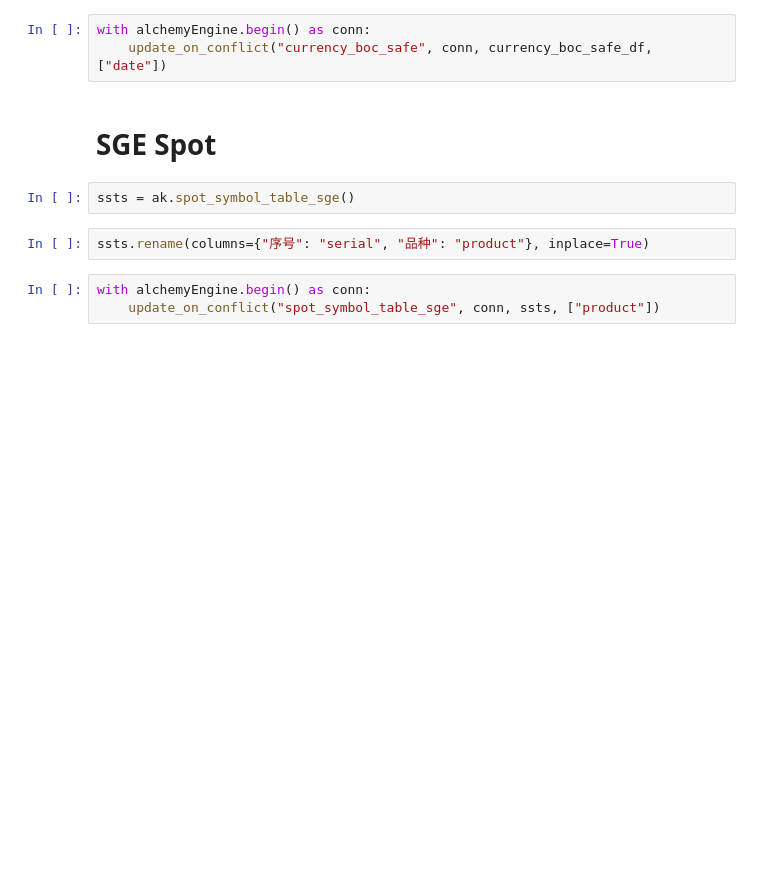
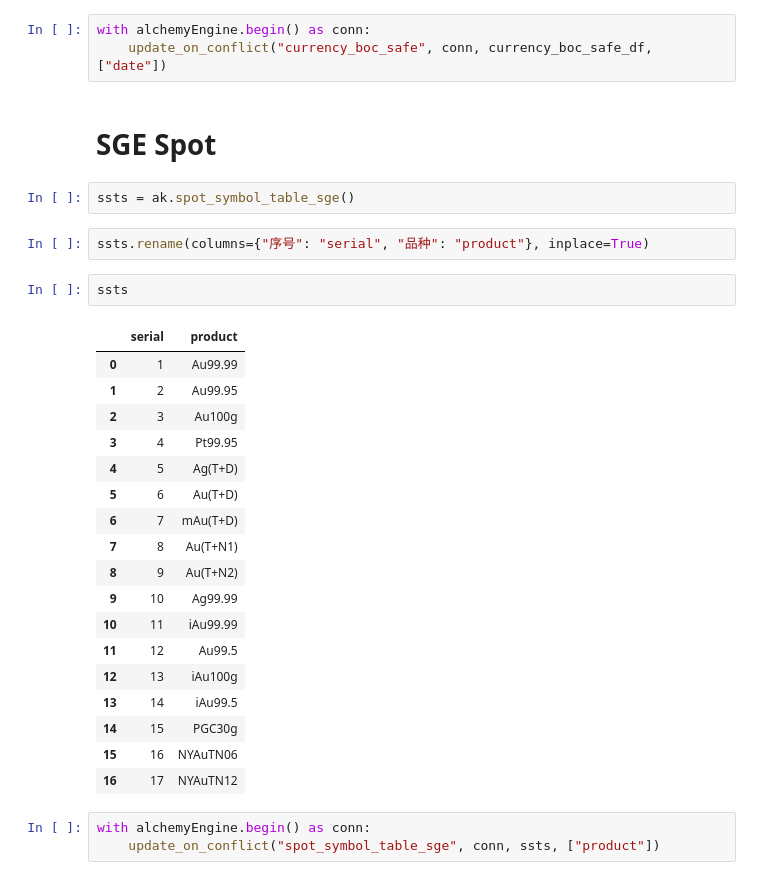
Before and after one commit to agux/marten, a Jupyter notebook: notebooks/1.0-etl.ipynb, the cells around one changed output. Cells and saved outputs as stored; diff of their text form; blank space fills up the shorter version.

```diff
--- a/notebooks/1.0-etl.ipynb
+++ b/notebooks/1.0-etl.ipynb
@@ -1375,6 +1375,27 @@ with alchemyEngine.begin() as conn:
 ssts = ak.spot_symbol_table_sge()
 # %%
 ssts.rename(columns={"序号": "serial", "品种": "product"}, inplace=True)
+# %%
+ssts
+# %% [output]
+|  | serial | product |
+| 0 | 1 | Au99.99 |
+| 1 | 2 | Au99.95 |
+| 2 | 3 | Au100g |
+| 3 | 4 | Pt99.95 |
+| 4 | 5 | Ag(T+D) |
+| 5 | 6 | Au(T+D) |
+| 6 | 7 | mAu(T+D) |
+| 7 | 8 | Au(T+N1) |
+| 8 | 9 | Au(T+N2) |
+| 9 | 10 | Ag99.99 |
+| 10 | 11 | iAu99.99 |
+| 11 | 12 | Au99.5 |
+| 12 | 13 | iAu100g |
+| 13 | 14 | iAu99.5 |
+| 14 | 15 | PGC30g |
+| 15 | 16 | NYAuTN06 |
+| 16 | 17 | NYAuTN12 |
 # %%
 with alchemyEngine.begin() as conn:
     update_on_conflict("spot_symbol_table_sge", conn, ssts, ["product"])
```
Also changed, not shown: parts of 1 cell of this notebook, 1 other file.
